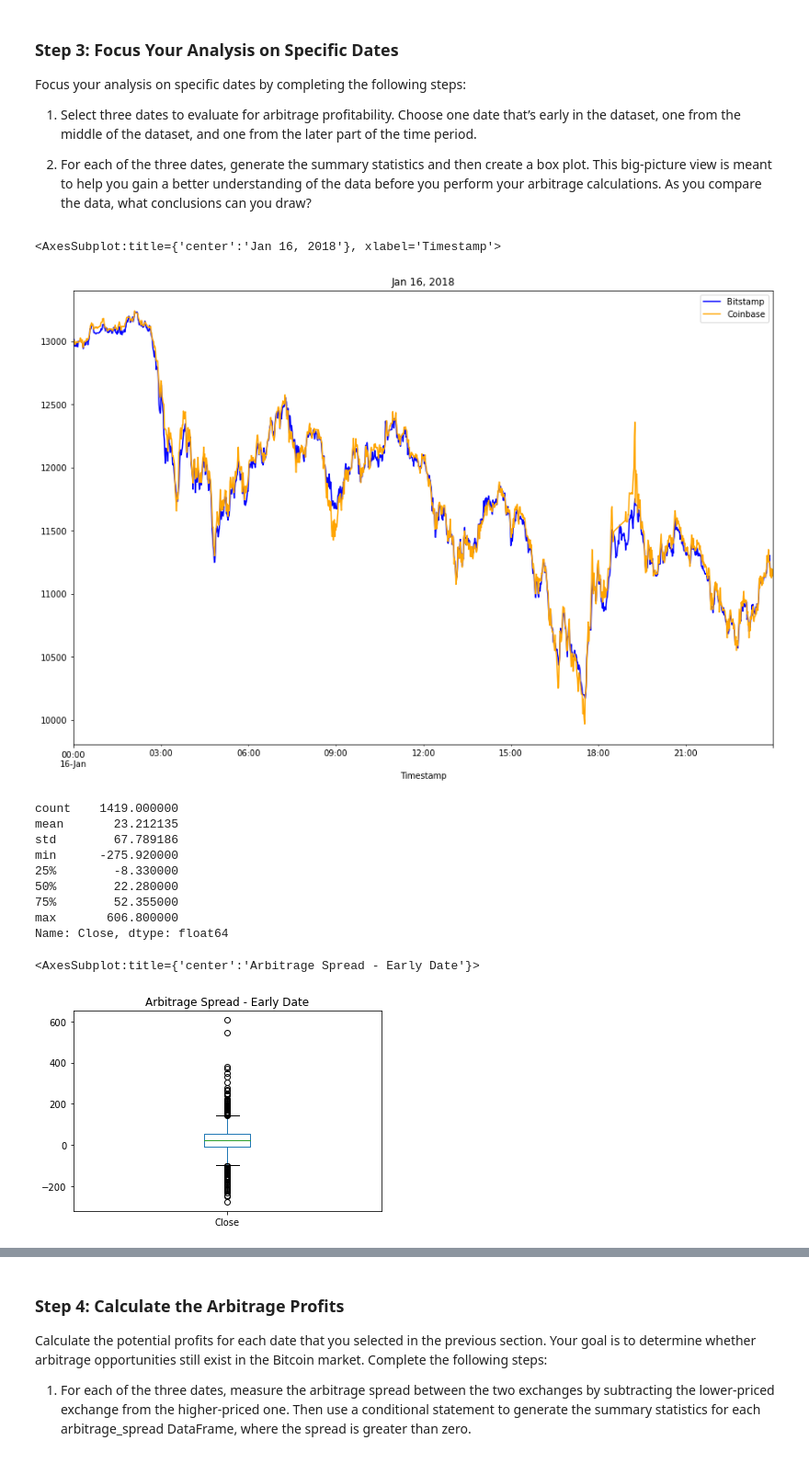
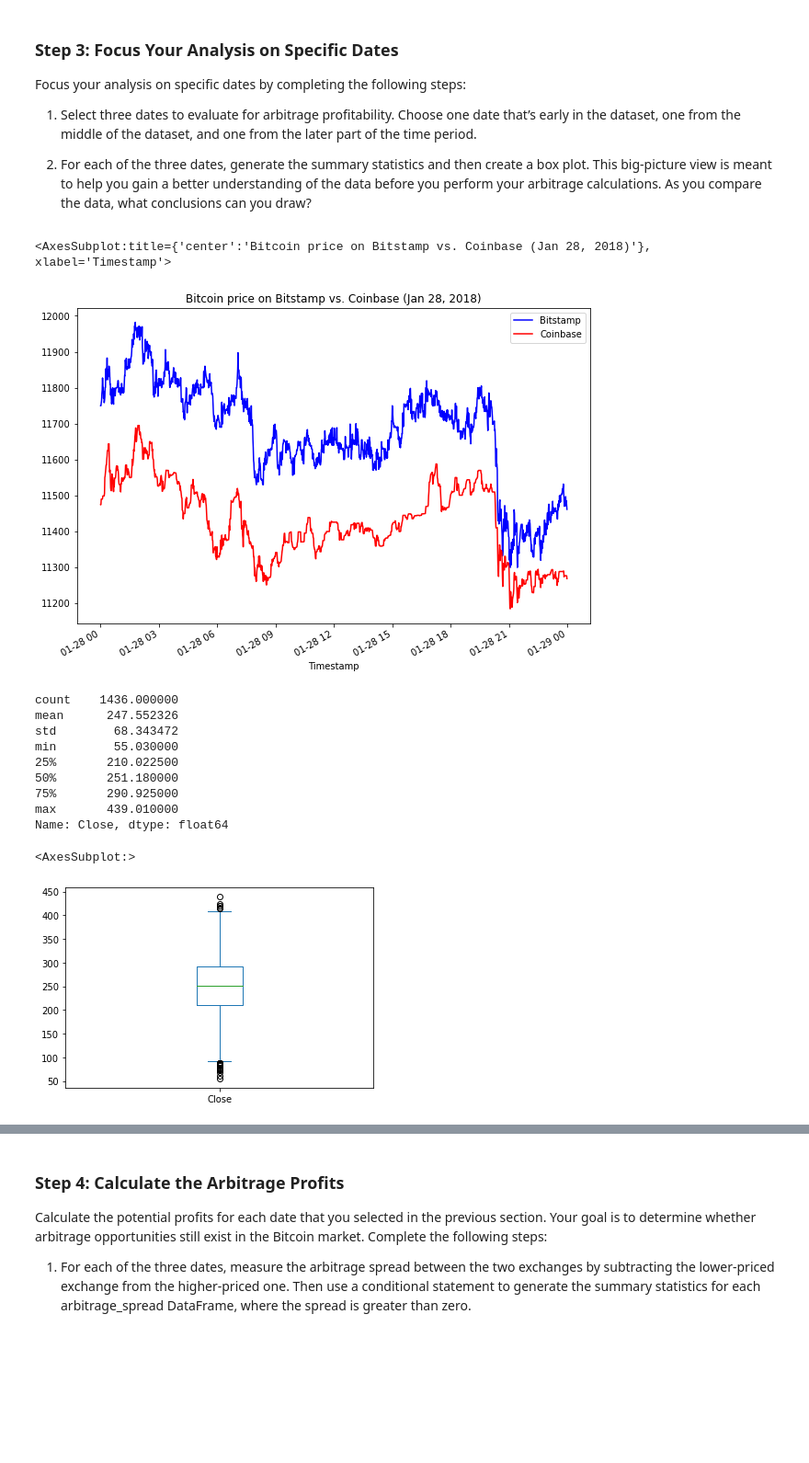
Before and after one commit to nmendelow/bootcamp_challenge_3, a Jupyter notebook: crypto_arbitrage.ipynb, the cells around one changed output, grey strips where cells are left out. Shown at 92% size. Cells and saved outputs as stored; diff of their text form; code cells hidden in the pictures; blank space fills up the shorter version.

```diff
--- a/crypto_arbitrage.ipynb
+++ b/crypto_arbitrage.ipynb
@@ -237,8 +225,7 @@ Select the data you want to analyze. Use `loc` or `iloc` to select the following
 * Close
 # %%
 # Use loc or iloc to select `Timestamp (the index)` and `Close` from bitstamp DataFrame
-bitstamp_sliced = # YOUR CODE HERE
-
+bitstamp_sliced = bitstamp_df.loc[:,"Close"]
 # Review the first five rows of the DataFrame
-# YOUR CODE HERE
+bitstamp_sliced.head()
 # %% [output]
@@ -252,7 +239,7 @@ bitstamp_sliced = # YOUR CODE HERE
 # %%
 # Use loc or iloc to select `Timestamp (the index)` and `Close` from coinbase DataFrame
-coinbase_sliced = # YOUR CODE HERE
+coinbase_sliced = coinbase_df.loc[:,"Close"]
 
 # Review the first five rows of the DataFrame
-# YOUR CODE HERE
+coinbase_sliced.head()
 # %% [output]
@@ -354,33 +344,34 @@ Focus your analysis on specific dates by completing the following steps:
 # %%
 # Create an overlay plot that visualizes the two dataframes over a period of one day early in the dataset.
 # Be sure that the plots include the parameters `legend`, `figsize`, `title`, `color` and `label`
-# YOUR CODE HERE
+bitstamp_sliced.loc["2018-01-28 00:00:00":"2018-01-28 23:59:00"].plot(legend=True, figsize=(10,7), title = "Bitcoin price on Bitstamp vs. Coinbase (Jan 28, 2018)", color = "blue", label="Bitstamp")
+coinbase_sliced.loc["2018-01-28 00:00:00":"2018-01-28 23:59:00"].plot(legend=True, figsize=(10,7), color = "red", label = "Coinbase")
 # %% [output]
-<AxesSubplot:title={'center':'Jan 16, 2018'}, xlabel='Timestamp'>
+<AxesSubplot:title={'center':'Bitcoin price on Bitstamp vs. Coinbase (Jan 28, 2018)'}, xlabel='Timestamp'>
-[figure, old version]
+[figure, new version]
 # %%
 # Using the early date that you have selected, calculate the arbitrage spread
 # by subtracting the bitstamp lower closing prices from the coinbase higher closing prices
-arbitrage_spread_early = # YOUR CODE HERE
+arbitrage_spread_early = bitstamp_sliced.loc['2018-01-28'] - coinbase_sliced
 
 # Generate summary statistics for the early DataFrame
-# YOUR CODE HERE
+arbitrage_spread_early.describe()
 # %% [output]
-count    1419.000000
-mean       23.212135
-std        67.789186
-min      -275.920000
-25%        -8.330000
-50%        22.280000
-75%        52.355000
-max       606.800000
+count    1436.000000
+mean      247.552326
+std        68.343472
+min        55.030000
+25%       210.022500
+50%       251.180000
+75%       290.925000
+max       439.010000
 Name: Close, dtype: float64
 # %%
 # Visualize the arbitrage spread from early in the dataset in a box plot
-# YOUR CODE HERE
+arbitrage_spread_early.plot(kind="box")
 # %% [output]
-<AxesSubplot:title={'center':'Arbitrage Spread - Early Date'}>
+<AxesSubplot:>
-[figure, old version]
+[figure, new version]
 # %%
 # Create an overlay plot that visualizes the two dataframes over a period of one day from the middle of the dataset.
 # Be sure that the plots include the parameters `legend`, `figsize`, `title`, `color` and `label`
```
Also changed, not shown: parts of 17 cells of this notebook, 1 other file.
